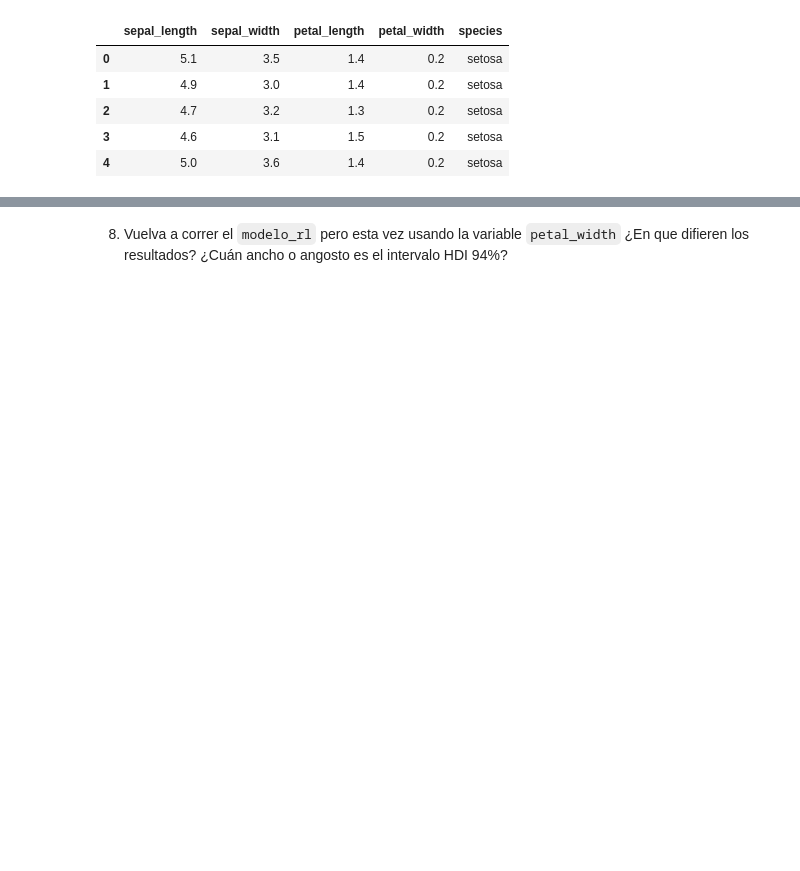
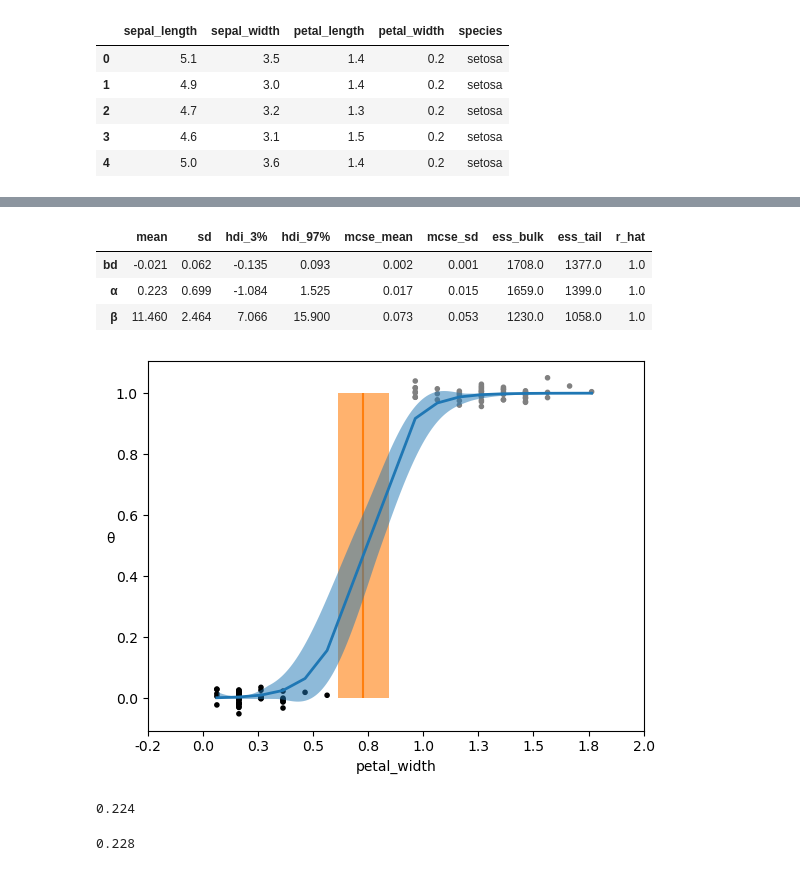
Before and after one commit to ulrich-marcelo/estadistica_e_inferencia_II, a Jupyter notebook: 05_GLMS_Ulrich.ipynb, the cells around one changed output, grey strips where cells are left out. Drawn from its saved outputs; the diff is of its cells as text; code cells hidden in the pictures; blank space fills up the shorter version.

```diff
--- a/05_GLMS_Ulrich.ipynb
+++ b/05_GLMS_Ulrich.ipynb
@@ -506,6 +576,6 @@ Use el modelo `modelo_bl` pero aplicada al conjunto de datos iris. Intente clasi
 # %%
-data = pd.read_csv('datos/iris.csv')
-data.head()
+iris = pd.read_csv('datos/iris.csv')
+iris.head()
 # %% [output]
 |  | sepal_length | sepal_width | petal_length | petal_width | species |
 | 0 | 5.1 | 3.5 | 1.4 | 0.2 | setosa |
@@ -521,9 +586,17 @@ TypeError: Cannot perform 'ror_' with a dtyped [object] array and scalar of type
+# %%
+df = iris.query("species == ('setosa', 'versicolor')")
+y_0 = pd.Categorical(df['species']).codes
+x_n = 'petal_width'
+x_0 = df[x_n].values
+x_c = x_0 - x_0.mean()
 # %%
-with pm.Model() as modelo_bl:
-    α = pm.Normal('α', mu=0, sigma=100)
-    β = pm.Normal('β', mu=0, sigma=10)
-    σ = pm.HalfCauchy('σ', 10)
-    μ = pm.Deterministic('μ', α + β * bicis.temperatura)
-    _ = pm.Normal('y_pred', mu=μ, sigma=σ, observed=bicis.alquiladas)
+with pm.Model() as modelo_rl:
+    α = pm.Normal('α', mu=0, sigma=1)
+    β = pm.Normal('β', mu=0, sigma=5)
 
-pm.model_to_graphviz(modelo_bl)
+    μ = α + β * x_c
+    θ = pm.Deterministic('θ', pm.math.sigmoid(μ))
+    bd = pm.Deterministic('bd', -α/β)
+
+    yl = pm.Bernoulli('yl', p=θ, observed=y_0)
+    idata_rl = pm.sample(random_seed=123)
@@ -530,2 +614,35 @@ pm.model_to_graphviz(modelo_bl)
-# %% [markdown]
-8. Vuelva a correr el `modelo_rl` pero esta vez usando la variable `petal_width` ¿En que difieren los resultados? ¿Cuán ancho o angosto es el intervalo HDI 94%?
+# %%
+az.summary(idata_rl, var_names='~θ')
+# %% [output]
+|  | mean | sd | hdi_3% | hdi_97% | mcse_mean | mcse_sd | ess_bulk | ess_tail | r_hat |
+| bd | -0.021 | 0.062 | -0.135 | 0.093 | 0.002 | 0.001 | 1708.0 | 1377.0 | 1.0 |
+| α | 0.223 | 0.699 | -1.084 | 1.525 | 0.017 | 0.015 | 1659.0 | 1399.0 | 1.0 |
+| β | 11.460 | 2.464 | 7.066 | 15.900 | 0.073 | 0.053 | 1230.0 | 1058.0 | 1.0 |
+# %%
+posterior = idata_rl.posterior
+theta = posterior["θ"].mean(("chain", "draw"))
+idx = np.argsort(x_c)
+
+_, ax = plt.subplots()
+
+ax.plot(x_c[idx], theta[idx], color='C0', lw=2)
+ax.vlines(posterior['bd'].mean(("chain", "draw")), 0, 1, color='C1', zorder=0)
+bd_hdi = az.hdi(posterior['bd'])
+ax.fill_betweenx([0, 1], bd_hdi["bd"][0], bd_hdi["bd"][1], color='C1', alpha=0.6, lw=0)
+ax.scatter(x_c, np.random.normal(y_0, 0.02), marker='.', color=[f'{0.5*x}' for x in y_0])
+az.plot_hdi(x_c, posterior['θ'], color='C0', ax=ax, fill_kwargs={"lw": 0})
+ax.set_xlabel(x_n)
+ax.set_ylabel('θ', rotation=0)
+# usar escala original para los xticks
+locs, _ = plt.xticks()
+ax.set_xticks(locs, np.round(locs + x_0.mean(), 1));
+# %% [output]
+[figure, added]
+# %%
+(0.064+0.160)	#datos hdi97 para modelo con sepal_length
+# %% [output]
+0.224
+# %%
+0.093 - -0.135 #datos hdi97 para modelo con petal_width
+# %% [output]
+0.228
```
Also changed, not shown: parts of 12 cells of this notebook.
